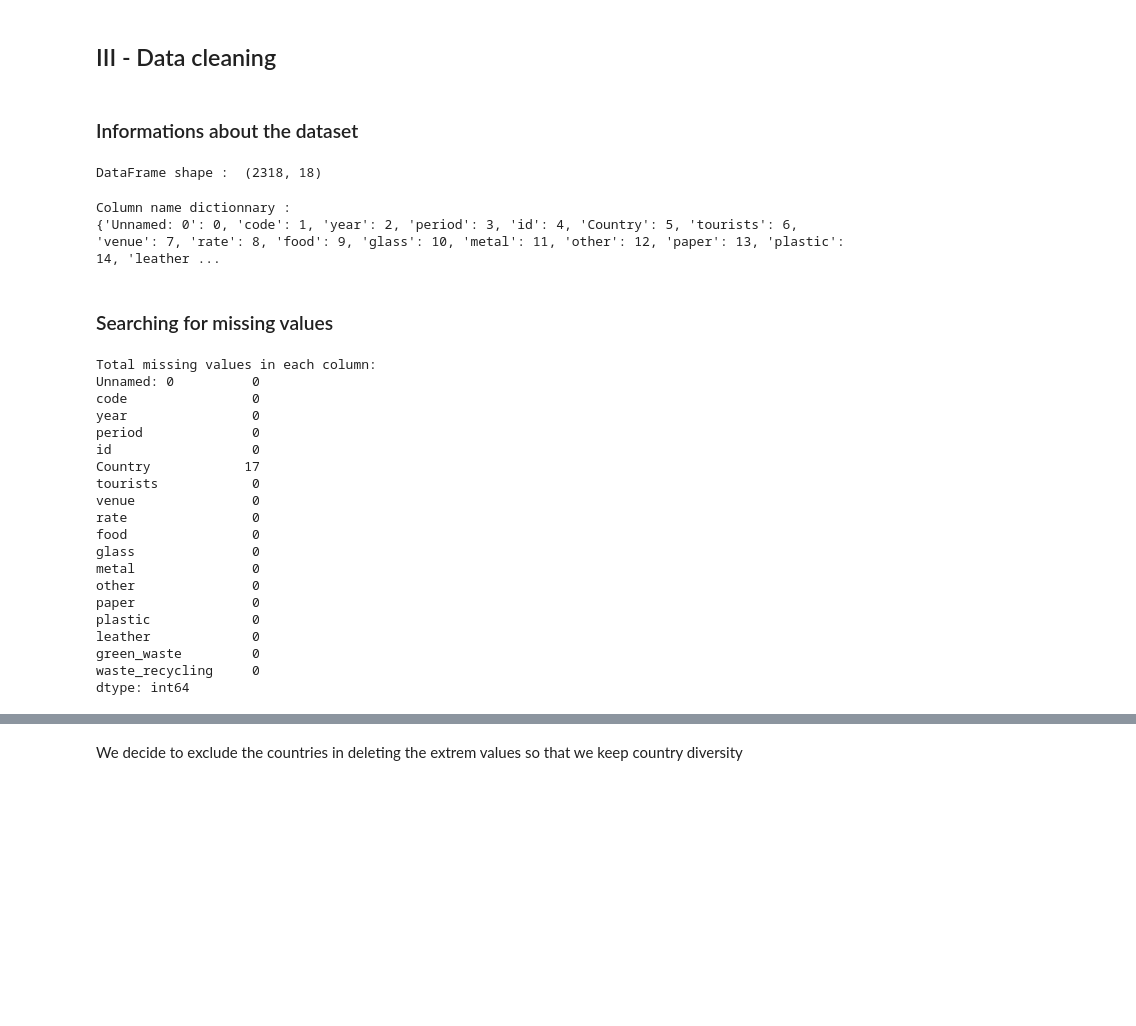
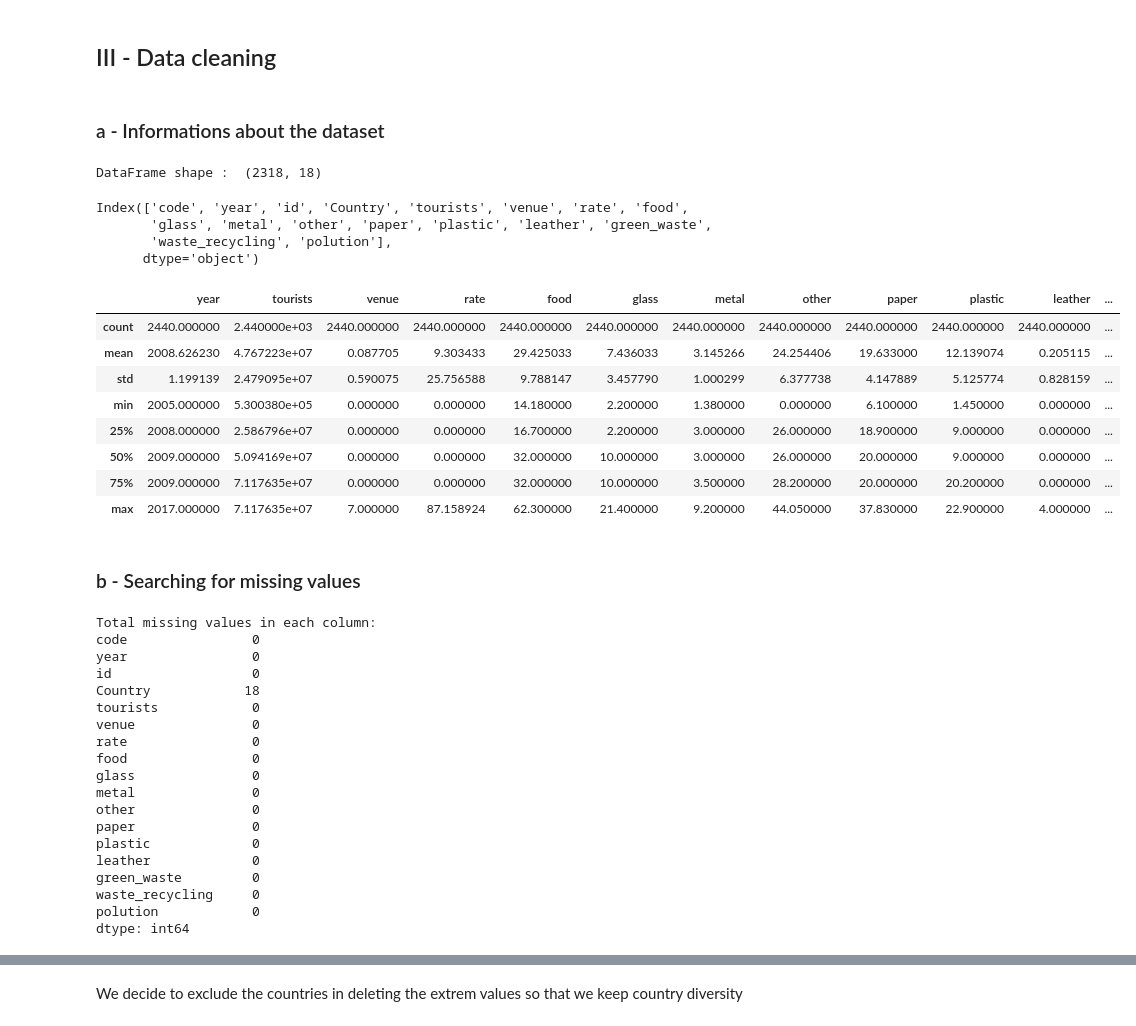
Before and after one commit to Cassette86/Green_ai_project_Water_polution, a Jupyter notebook: water_pollution_dataset/main.ipynb, the cells around one changed output, grey strips where cells are left out. Cells and saved outputs as stored; diff of their text form; code cells hidden in the pictures; blank space fills up the shorter version.

```diff
--- a/water_pollution_dataset/main.ipynb
+++ b/water_pollution_dataset/main.ipynb
@@ -48,35 +38,45 @@ df_copy = df
 # %% [markdown]
 ## III -  Data cleaning
 # %% [markdown]
-### Informations about the dataset
+### a - Informations about the dataset
 # %%
 print("DataFrame shape : ",train.shape)
 # %% [output]
 DataFrame shape :  (2318, 18)
-# %%
-print("Column name dictionnary : ")
-column_names_dict = {column: index for index, column in enumerate(train.columns)}
-print(column_names_dict)
-# %% [output]
-Column name dictionnary :
-{'Unnamed: 0': 0, 'code': 1, 'year': 2, 'period': 3, 'id': 4, 'Country': 5, 'tourists': 6, 'venue': 7, 'rate': 8, 'food': 9, 'glass': 10, 'metal': 11, 'other': 12, 'paper': 13, 'plastic': 14, 'leather ...
+# %%
+print(df.columns)
+# %% [output]
+Index(['code', 'year', 'id', 'Country', 'tourists', 'venue', 'rate', 'food',
+       'glass', 'metal', 'other', 'paper', 'plastic', 'leather', 'green_waste',
+       'waste_recycling', 'polution'],
+      dtype='object')
+# %%
+df.describe()
+# %% [output]
+|  | year | tourists | venue | rate | food | glass | metal | other | paper | plastic | leather | ... |
+| count | 2440.000000 | 2.440000e+03 | 2440.000000 | 2440.000000 | 2440.000000 | 2440.000000 | 2440.000000 | 2440.000000 | 2440.000000 | 2440.000000 | 2440.000000 | ... |
+| mean | 2008.626230 | 4.767223e+07 | 0.087705 | 9.303433 | 29.425033 | 7.436033 | 3.145266 | 24.254406 | 19.633000 | 12.139074 | 0.205115 | ... |
+| std | 1.199139 | 2.479095e+07 | 0.590075 | 25.756588 | 9.788147 | 3.457790 | 1.000299 | 6.377738 | 4.147889 | 5.125774 | 0.828159 | ... |
+| min | 2005.000000 | 5.300380e+05 | 0.000000 | 0.000000 | 14.180000 | 2.200000 | 1.380000 | 0.000000 | 6.100000 | 1.450000 | 0.000000 | ... |
+| 25% | 2008.000000 | 2.586796e+07 | 0.000000 | 0.000000 | 16.700000 | 2.200000 | 3.000000 | 26.000000 | 18.900000 | 9.000000 | 0.000000 | ... |
+| 50% | 2009.000000 | 5.094169e+07 | 0.000000 | 0.000000 | 32.000000 | 10.000000 | 3.000000 | 26.000000 | 20.000000 | 9.000000 | 0.000000 | ... |
+| 75% | 2009.000000 | 7.117635e+07 | 0.000000 | 0.000000 | 32.000000 | 10.000000 | 3.500000 | 28.200000 | 20.000000 | 20.200000 | 0.000000 | ... |
+| max | 2017.000000 | 7.117635e+07 | 7.000000 | 87.158924 | 62.300000 | 21.400000 | 9.200000 | 44.050000 | 37.830000 | 22.900000 | 4.000000 | ... |
 # %% [markdown]
-### Searching for missing values
+### b - Searching for missing values
 # %%
 def cheking_for_missing_values() :
-    missing_values = train.isnull().sum()
+    missing_values = df.isnull().sum()
     print("\nTotal missing values in each column:")
     print(missing_values)
 
 cheking_for_missing_values()
 # %% [output]
 Total missing values in each column:
-Unnamed: 0          0
 code                0
 year                0
-period              0
 id                  0
-Country            17
+Country            18
 tourists            0
 venue               0
 rate                0
@@ -89,5 +89,6 @@ plastic             0
 leather             0
 green_waste         0
 waste_recycling     0
+polution            0
 dtype: int64
 # %%
```
Also changed, not shown: parts of 31 cells of this notebook.
